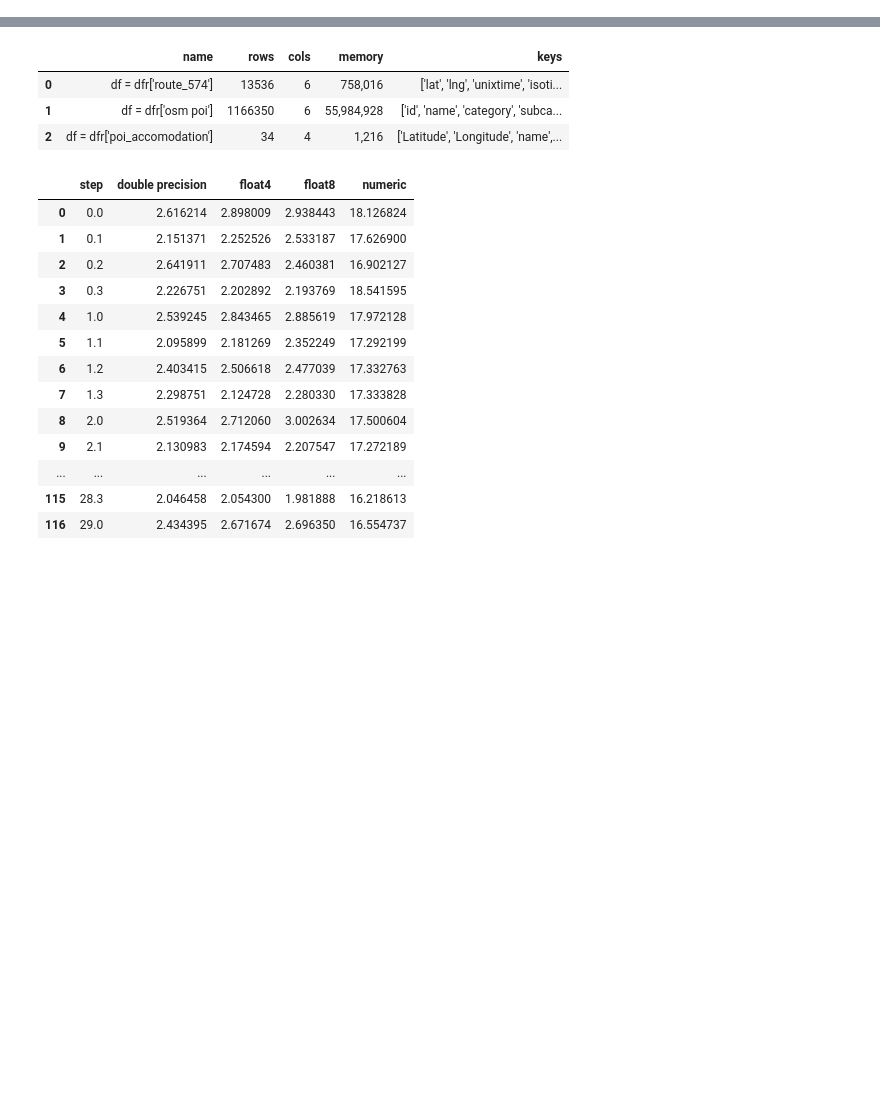
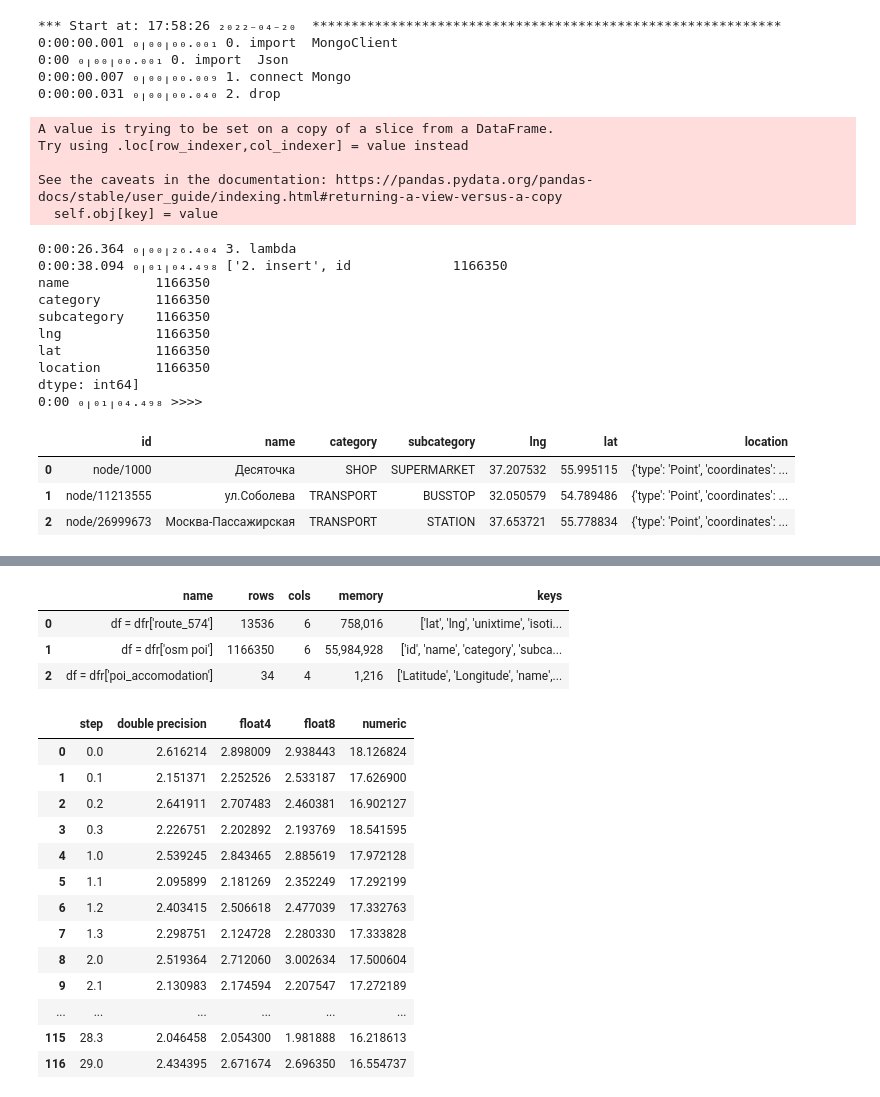
Before and after one commit to codeup1054/jnlab, a Jupyter notebook: 10.POI.ipynb, the cells around one changed output, grey strips where cells are left out. Drawn from its saved outputs; the diff is of its cells as text; code cells hidden in the pictures; blank space fills up the shorter version.

```diff
--- a/10.POI.ipynb
+++ b/10.POI.ipynb
@@ -118,6 +285,10 @@ dtype: int64, None]
 # %%
 # 2022-04-16 https://developers.google.com/kml/documentation/kmlreference
 # https://kml4earth.appspot.com/icons.html
+# https://icons8.com/icon/set/atransport/color
+# hotel - https://img.icons8.com/office/32/hotel-information.png
+# gas station https://img.icons8.com/color/32/gas-station.png
+
 tm()
 import simplekml
 
@@ -129,19 +300,19 @@ def Draw(fname,routes,points):
             pt2 = kml.newpoint(name= row['name'], coords=[(row['Longitude'],row['Latitude'])])
             pt2.style.iconstyle.icon.href = df_point['icon']
 #             set color of icon to be cyan (RGB=#00ffff)
-            pt2.style.iconstyle.color ='88ff8800' # aabbggrr
+            pt2.style.iconstyle.color ='44ff8800' # aabbggrr
 
 
     for df_route in routes:
         route = [tuple(x) for x in df_route['route'][['Longitude','Latitude']].values]
 
         lin = kml.newlinestring(name=df_route["name"])
-        lin.style.linestyle.color = '440000ff'  # Red
+        lin.style.linestyle.color = '228800ff'  # Red
         lin.style.linestyle.width= 5  # 10 pixels
         lin.coords = route
     kml.save(fname)
 
-df = dfr['route_574'][-5000:-1000][::1] #[-5000:-3000]
+df = dfr['route_574'][-8000:-1000][::1] #[-5000:-3000]
 del df['fuel']
 df.rename(columns={'lat':'Latitude', 'lng':'Longitude'}, inplace=True)
 
@@ -149,8 +320,13 @@ df.rename(columns={'lat':'Latitude', 'lng':'Longitude'}, inplace=True)
 
 
 dfr['poi_accomodation'] = get_poi(df,{'distance':500,'subcategory':'HOTEL'})
+
+tm('1. get poi accomodation')
+
+
 dfr['poi_fuel'] = get_poi(df,{'distance':100,'subcategory':'FUEL'})
 
+tm('2. get poi fuel')
 
 Draw(r'C:\Users\S.Savinskiy\Downloads\sochi_accomodation.kml',
      [],
@@ -160,12 +336,15 @@ Draw(r'C:\Users\S.Savinskiy\Downloads\sochi_accomodation.kml',
        "points": dfr['poi_accomodation']}
      ])
 
+tm('3. accomodation')
+
 Draw(r'C:\Users\S.Savinskiy\Downloads\sochi.kml',
      [{'name':"Sochi-Moscow 2021 (%s)"%df.shape[0],
        'route':df}],
      []
     )
 
+tm('4. sochi_route')
 
 Draw(r'C:\Users\S.Savinskiy\Downloads\sochi_fuel.kml',
      [],
@@ -241,0 +418,60 @@ MongoClient(host=['localhost:27017'], document_class=dict, tz_aware=False, conne
+# %%
+tm()
+from pymongo import MongoClient;  tm('0. import  MongoClient')
+
+import json; tm('0. import  Json')
+
+client = MongoClient('localhost', 27017)
+
+tm('1. connect Mongo')
+
+db = client["tourservice"]
+
+coll  = db.poi_gson; coll.drop(); coll  = db.poi_gson
+
+tm('2. drop')
+
+
+mask_loc = '''{"type": "Point","coordinates": [%s, %s]}'''
+
+df = dfr['osm poi'][:1500000]
+
+df.loc[:,'location'] = df.apply(lambda x :  json.loads(mask_loc % (x['lng'],x['lat'])),axis=1)
+
+tm('3. lambda')
+
+coll.insert_many(df.to_dict('records'))
+
+tm(['2. insert',df.count()])
+
+# 0:00:25.662 ₀╷₀₀╷₂₅.₆₆₂ 1. lambda
+# 0:00:42.243 ₀╷₀₁╷₀₇.₉₀₆ ['2. insert', id             1166350
+
+
+tm('>>>>')
+disp(df[:3])
+# %% [output]
+*** Start at: 17:58:26 ₂₀₂₂₋₀₄₋₂₀  ************************************************************
+0:00:00.001 ₀╷₀₀╷₀₀.₀₀₁ 0. import  MongoClient
+0:00 ₀╷₀₀╷₀₀.₀₀₁ 0. import  Json
+0:00:00.007 ₀╷₀₀╷₀₀.₀₀₉ 1. connect Mongo
+0:00:00.031 ₀╷₀₀╷₀₀.₀₄₀ 2. drop
+A value is trying to be set on a copy of a slice from a DataFrame.
+Try using .loc[row_indexer,col_indexer] = value instead
+
+See the caveats in the documentation: https://pandas.pydata.org/pandas-docs/stable/user_guide/indexing.html#returning-a-view-versus-a-copy
+  self.obj[key] = value
+0:00:26.364 ₀╷₀₀╷₂₆.₄₀₄ 3. lambda
+0:00:38.094 ₀╷₀₁╷₀₄.₄₉₈ ['2. insert', id             1166350
+name           1166350
+category       1166350
+subcategory    1166350
+lng            1166350
+lat            1166350
+location       1166350
+dtype: int64]
+0:00 ₀╷₀₁╷₀₄.₄₉₈ >>>>
+|  | id | name | category | subcategory | lng | lat | location |
+| 0 | node/1000 | Десяточка | SHOP | SUPERMARKET | 37.207532 | 55.995115 | {'type': 'Point', 'coordinates': ... |
+| 1 | node/11213555 | ул.Соболева | TRANSPORT | BUSSTOP | 32.050579 | 54.789486 | {'type': 'Point', 'coordinates': ... |
+| 2 | node/26999673 | Москва-Пассажирская | TRANSPORT | STATION | 37.653721 | 55.778834 | {'type': 'Point', 'coordinates': ... |
```
Also changed, not shown: parts of 28 cells of this notebook, 6 other files.
